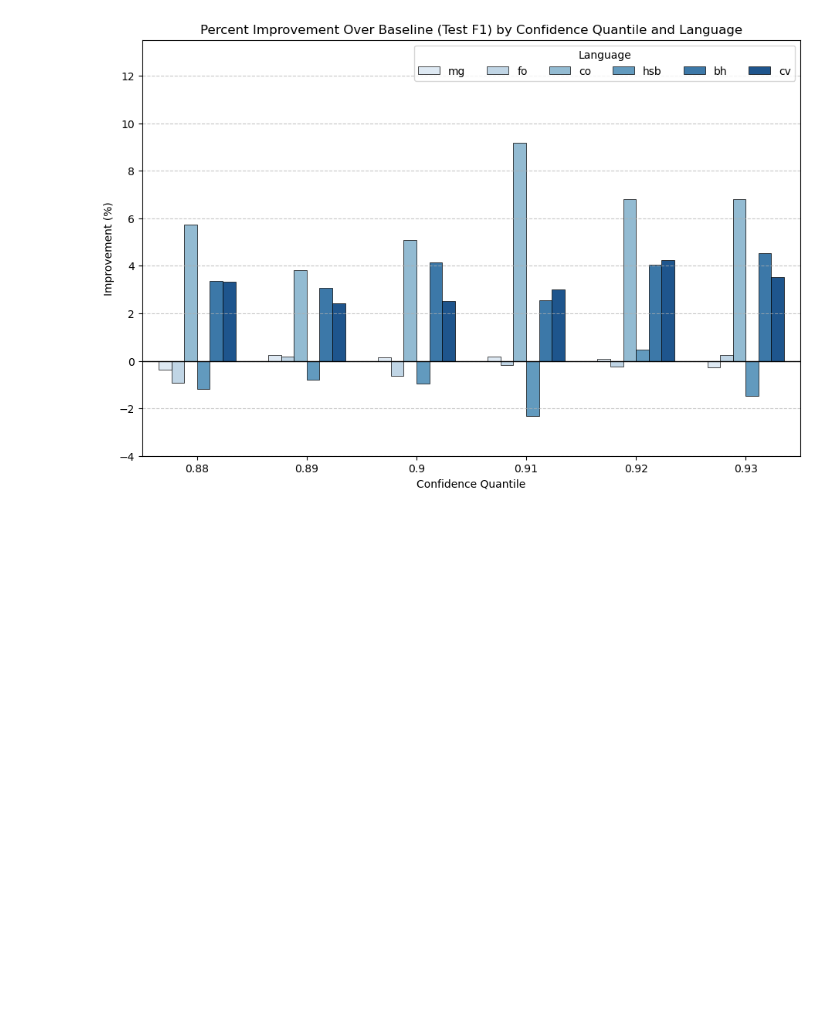
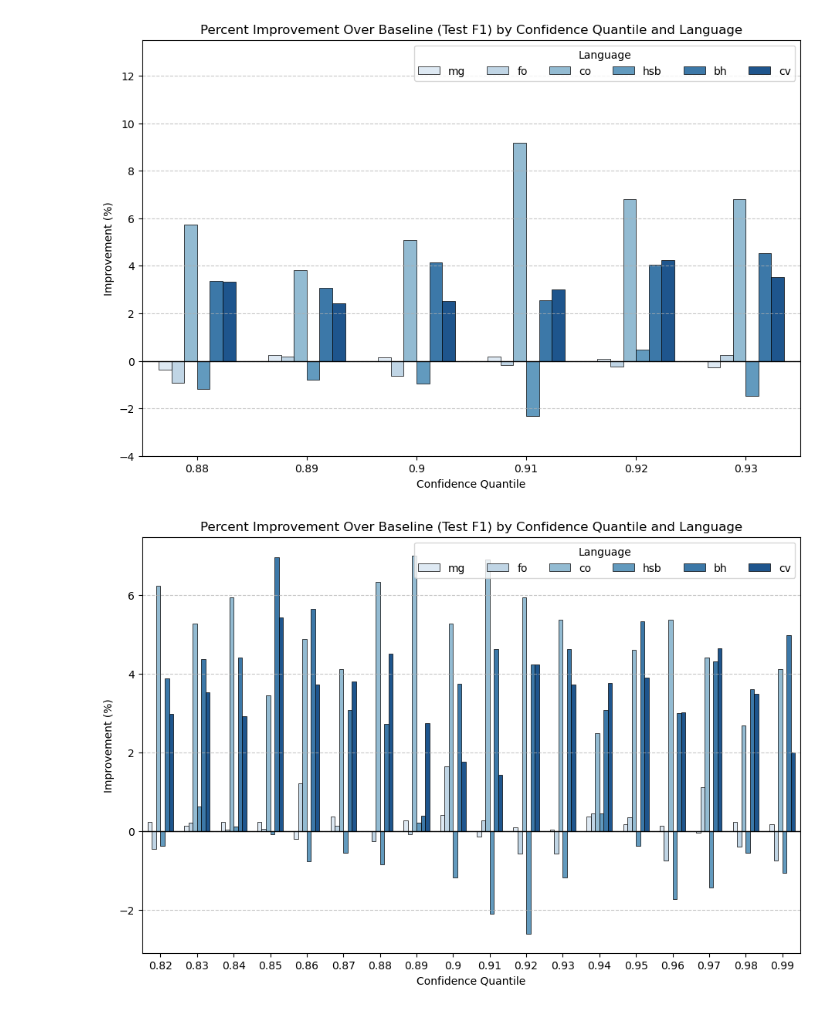
Before and after one commit to Lucas-Granucci/MULTI-NER, a Jupyter notebook: _RESULTS_.ipynb, the cells around one changed output. Cells and saved outputs as stored; diff of their text form; code cells hidden in the pictures; blank space fills up the shorter version.

Commit message:
final pseudo-labeling results

```diff
--- a/_RESULTS_.ipynb
+++ b/_RESULTS_.ipynb
@@ -146,3 +146,38 @@ plt.grid(axis="y", linestyle="--", alpha=0.7)
 plt.show()
 # %% [output]
 [figure]
+# %%
+df = pd.read_csv("results/big_full_iterative_pseudo_labeling.csv")
+
+# Visualization using Seaborn
+plt.figure(figsize=(11, 7))
+ax = sns.barplot(
+    data=df,
+    x="confidence_quantile",
+    y="improvement",
+    hue="language",
+    palette="Blues",
+    dodge=True,
+    width=0.7,
+    edgecolor="black",
+    linewidth=0.5,
+    errorbar=None,
+)
+
+language_avgs = df.groupby("confidence_quantile")["improvement"].mean()
+
+plt.axhline(y=0, color="black", linewidth=1)
+plt.title(
+    "Percent Improvement Over Baseline (Test F1) by Confidence Quantile and Language"
+)
+plt.xlabel("Confidence Quantile")
+plt.ylabel("Improvement (%)")
+plt.legend(title="Language", loc="upper right", ncol=6)
+
+# Improve readability
+plt.xticks(rotation=0)
+plt.grid(axis="y", linestyle="--", alpha=0.7)
+
+plt.show()
+# %% [output]
+[figure, added]
```
Also changed, not shown: parts of 1 cell of this notebook, 3 other files.
